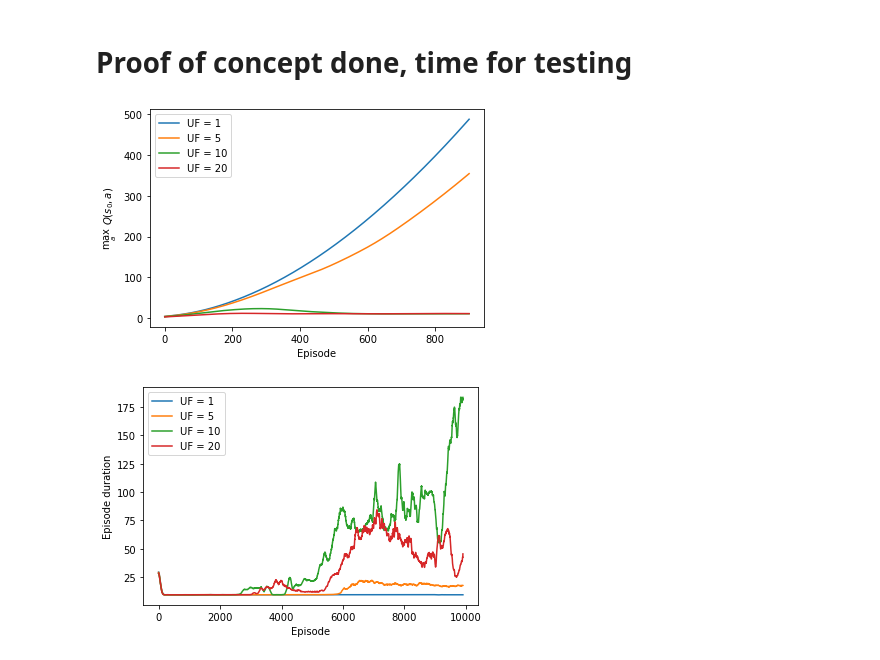
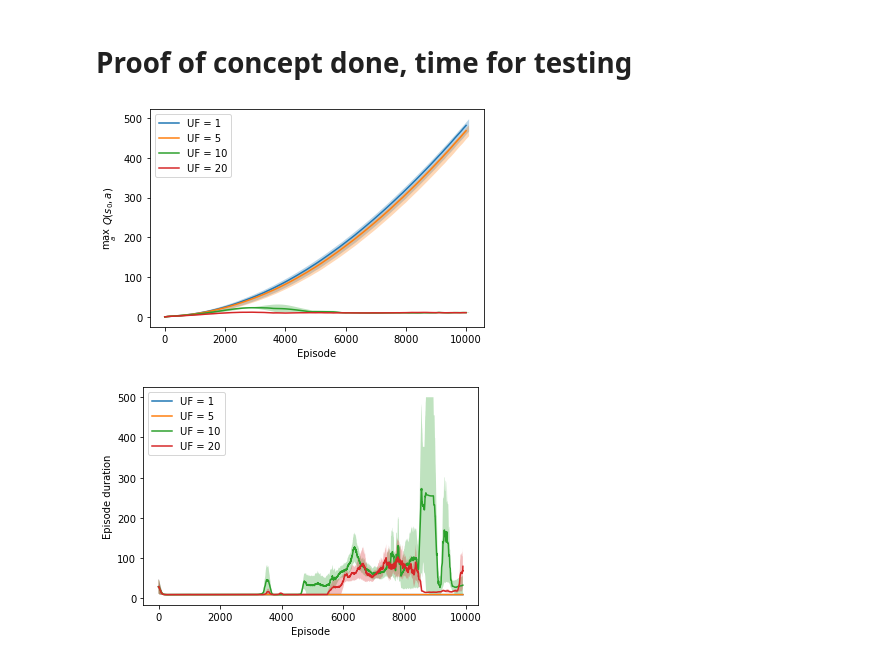
Before and after one commit to KylianvG/DQN_Divergence, a Jupyter notebook: Cartpole_target_network.ipynb, the cells around one changed output. Drawn from its saved outputs; the diff is of its cells as text; code cells hidden in the pictures.

```diff
--- a/Cartpole_target_network.ipynb
+++ b/Cartpole_target_network.ipynb
@@ -107,7 +104,7 @@ def run_episodes_target(train, Q, policy, memory, env, num_episodes, batch_size,
     state_values = []
     init_state = env.reset()
     Q_target = deepcopy(Q)
-    for i in range(num_episodes):
+    for i in range(1, num_episodes+1):
         state = env.reset()
 
         steps = 0
@@ -131,12 +128,9 @@ def run_episodes_target(train, Q, policy, memory, env, num_episodes, batch_size,
             state = s_next
 
             if done:
-#                 if i % 100 == 0:
-#                     print("{2} Episode {0} finished after {1} steps"
-#                           .format(i, steps, '\033[92m' if steps >= 195 else '\033[99m'))
                 episode_durations.append(steps)
                 break
-        if i % 10 == 0:
+        if i == 1 or i % 100 == 0:
             with torch.no_grad():
                 Q.eval()
                 Q_vals = Q(torch.Tensor([init_state]))
@@ -156,7 +150,7 @@ env.seed(seed)
 Q_net = QNetwork(num_hidden=num_hidden)
 policy = EpsilonGreedyPolicy(Q_net, eps)
 
-num_episodes = 8000
+num_episodes = 10000
 batch_size = 64
 discount_factor = 0.9
 learn_rate = 1e-3
@@ -201,7 +197,7 @@ discount_factor = 0.9
 learn_rate = 1e-3
 
 # Number of experiments to average results over
-num_experiments = 10
+num_experiments = 2
 
 # Update frequencies to be tested
 test_freqs = [1, 5, 10, 20]
@@ -240,22 +236,32 @@ for update_freq in test_freqs:
 # %%
 # Average over the cumulative results
 for freq in test_freqs:
     cum_state_values[freq] = np.array(cum_state_values[freq])
     cum_episode_durations[freq]  = np.array(cum_episode_durations[freq])
 
+# Plot initial state value over time
 for freq in test_freqs:
-    plt.plot(smooth(np.mean(cum_state_values[freq], axis=0), 100))
+    stds = np.std(cum_state_values[freq], axis=0)
+    mean_values = np.mean(cum_state_values[freq], axis=0)
+    plt.fill_between(np.linspace(1, (num_episodes//100)+1, num=(num_episodes//100)+1), mean_values-stds, mean_values+stds, alpha=0.3)
+    plt.plot(mean_values)
 plt.ylabel('$\max_a\ Q(s_0,a)$')
 plt.xlabel('Episode')
-plt.legend([f'UF = {freq}' for freq in test_freqs])
+plt.legend([f'UF = {freq}' for freq in test_freqs], loc=2)
+ticks = [0, 20, 40, 60, 80, 100]
+plt.xticks(ticks, [t*100 for t in ticks])
 plt.show()
 
+# Plot episode duration over time
 for freq in test_freqs:
-    plt.plot(smooth(np.mean(cum_episode_durations[freq], axis=0), 100))
+    smooth_stds = smooth(np.std(cum_episode_durations[freq], axis=0), 100)
+    smooth_mean_values = smooth(np.mean(cum_episode_durations[freq], axis=0), 100)
+    plt.fill_between(np.linspace(1, len(smooth_stds), num=len(smooth_stds)), smooth_mean_values-smooth_stds, smooth_mean_values+smooth_stds, alpha=0.3)
+    plt.plot(smooth_mean_values)
 plt.ylabel('Episode duration')
 plt.xlabel('Episode')
-plt.legend([f'UF = {freq}' for freq in test_freqs])
+plt.legend([f'UF = {freq}' for freq in test_freqs], loc=2)
 plt.show()
 # %% [output]
-[figure, old version]
+[figure, new version]
-[figure, old version]
+[figure, new version]
```
Also changed, not shown: parts of 3 cells of this notebook.
